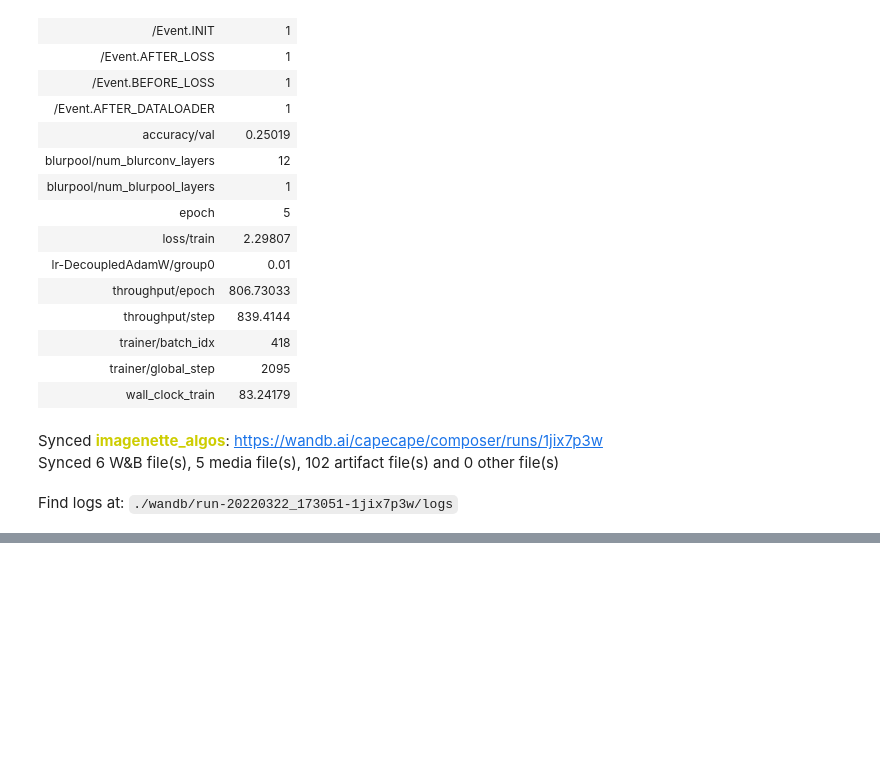
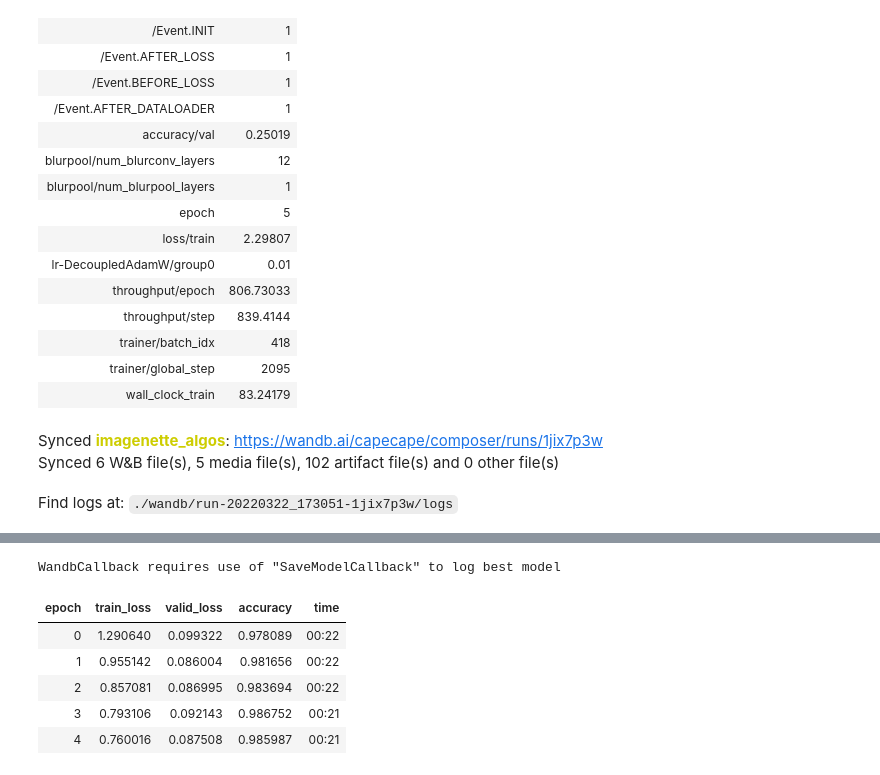
Before and after one commit to tcapelle/mosaic, a Jupyter notebook: MosaicML_Composer_and_wandb.ipynb, the cells around one changed output, grey strips where cells are left out. Cells and saved outputs as stored; diff of their text form; code cells hidden in the pictures; blank space fills up the shorter version.

```diff
--- a/MosaicML_Composer_and_wandb.ipynb
+++ b/MosaicML_Composer_and_wandb.ipynb
@@ -344,0 +351,7 @@ Find logs at: ./wandb/run-20220322_173051-1jix7p3w/logs
+# %%
+dls = ImageDataLoaders.from_folder(imagenette_path, train="train", valid="val",
+                                   bs=64, item_tfms=Resize(256))
+# %%
+wandb.init(project="composer", name="fastai")
+cbs = [MixedPrecision(), MixUp(), WandbCallback(log_preds=False)]
+learn = cnn_learner(dls, resnet18, metrics=[accuracy], cbs=cbs)
@@ -344,0 +364,10 @@ Find logs at: ./wandb/run-20220322_173051-1jix7p3w/logs
+# %%
+learn.fit_one_cycle(5)
+# %% [output]
+WandbCallback requires use of "SaveModelCallback" to log best model
+| epoch | train_loss | valid_loss | accuracy | time |
+| 0 | 1.290640 | 0.099322 | 0.978089 | 00:22 |
+| 1 | 0.955142 | 0.086004 | 0.981656 | 00:22 |
+| 2 | 0.857081 | 0.086995 | 0.983694 | 00:22 |
+| 3 | 0.793106 | 0.092143 | 0.986752 | 00:21 |
+| 4 | 0.760016 | 0.087508 | 0.985987 | 00:21 |
```
Also changed, not shown: parts of 4 cells of this notebook.
